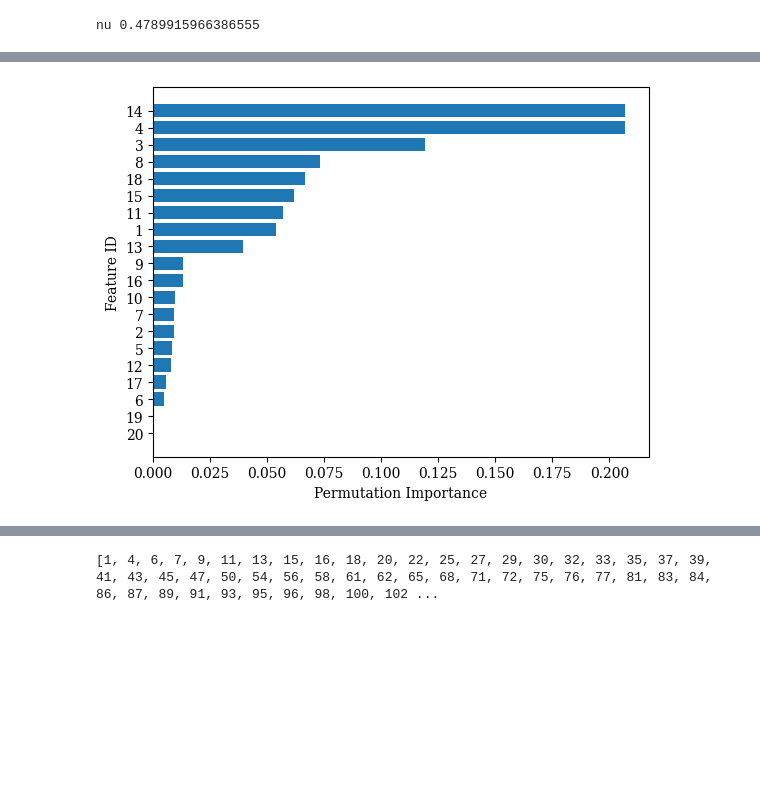
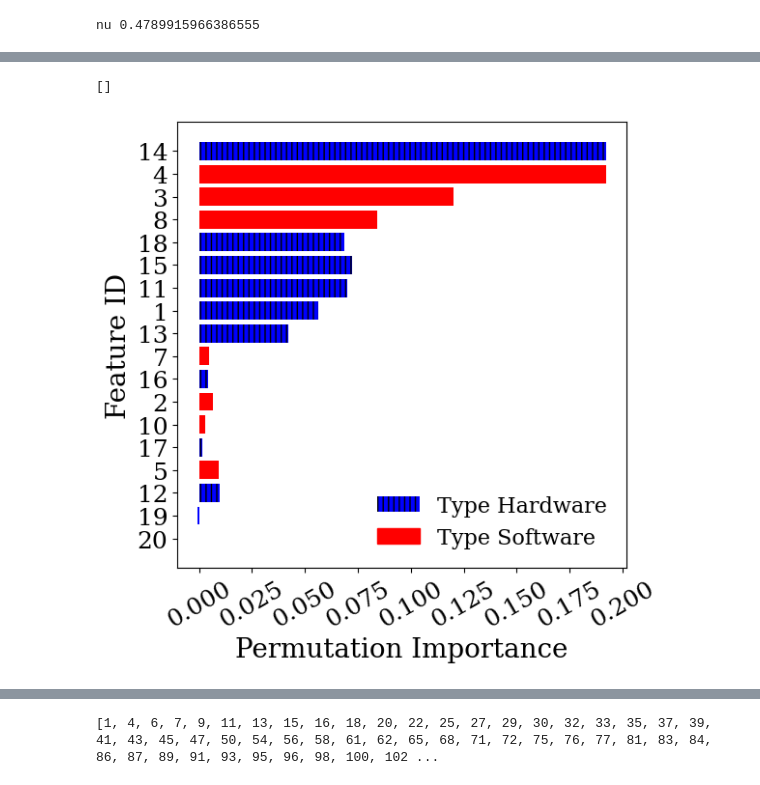
Before and after one commit to andreluizsp/rogueap, a Jupyter notebook: Rogue_OCCS_SVM.ipynb, the cells around one changed output, grey strips where cells are left out. Cells and saved outputs as stored; diff of their text form; code cells hidden in the pictures; blank space fills up the shorter version.

```diff
--- a/Rogue_OCCS_SVM.ipynb
+++ b/Rogue_OCCS_SVM.ipynb
@@ -122,18 +122,52 @@ area under curve (auc):  0.9312049026391224
-# %%
-# Ganho de informação SVM with RBF
-%matplotlib inline
-perm_importance = permutation_importance(model_SVM, train_data, train_target)
-feature_names = relevant_features = ['1', '2', '3','4', '5', '6','7', '8', '9', '10', '11', '12', '13','14', '15','16', '17','18', '19','20']
-features = np.array(feature_names)
-
-sorted_idx = perm_importance.importances_mean.argsort()
-plt.barh(features[sorted_idx], perm_importance.importances_mean[sorted_idx])
-plt.xlabel("Permutation Importance")
-plt.ylabel("Feature ID")
-plt.rcParams['font.family'] = 'serif'
-plt.rcParams['font.serif'] = ['Times New Roman'] + plt.rcParams['font.serif']
-# %% [output]
-[figure, removed]
+# %%
+# Ganho de informação SVM with RBF
+%matplotlib inline
+perm_importance = permutation_importance(model_SVM, train_data, train_target)
+
+features = ['Dot11EltCountry', 'RSNVersion', 'rates',
+       'CapabilitiesMin_MPDCU_Start_Spacing', 'Max_A_MSDU', 'Supported_Channel_Width', 'LDPC_Coding_Capability', 'Receive_NDP', 'entropy',
+       'DSSS_CCK','Rx_STBC', 'Tx_STBC', 'Short_GI_40Mhz', 'Short_GI_20Mhz', 'SM_Power_Save', 'TX_MCS_Set_Defined', 'RX_MSC_Bitmask', 'Compressed_Steering_n_Beamformer_Antennas_Supported', 'Min_MPDCU_Start_Spacing', 'Max_A_MPDU_Length_Exponent']
+
+feature_names = features = ['1', '2', '3','4', '5', '6','7', '8', '9', '10', '11', '12', '13','14', '15','16', '17','18', '19','20']
+features = np.array(feature_names)
+sorted_idx = perm_importance.importances_mean.argsort()
+plt.figure(figsize=(6,6), dpi=100)
+#plt.barh(features[sorted_idx], perm_importance.importances_mean[sorted_idx])
+plt.barh(features[19], perm_importance.importances_mean[19],color = 'blue', hatch='|||')
+plt.barh(features[18], perm_importance.importances_mean[18],color = 'blue', hatch='|||')
+plt.barh(features[11], perm_importance.importances_mean[11],color = 'blue', hatch='|||')
+plt.barh(features[4], perm_importance.importances_mean[4],color = 'red')
+plt.barh(features[16], perm_importance.importances_mean[16],color = 'blue', hatch='|||')
+plt.barh(features[9], perm_importance.importances_mean[9],color = 'red')
+plt.barh(features[1], perm_importance.importances_mean[1],color = 'red')
+plt.barh(features[15], perm_importance.importances_mean[15],color = 'blue', hatch='|||')
+plt.barh(features[6], perm_importance.importances_mean[6],color = 'red')
+plt.barh(features[12], perm_importance.importances_mean[12],color = 'blue', hatch='|||')
+plt.barh(features[0], perm_importance.importances_mean[0],color = 'blue', hatch='|||')
+plt.barh(features[10], perm_importance.importances_mean[10],color = 'blue', hatch='|||')
+plt.barh(features[14], perm_importance.importances_mean[14],color = 'blue', hatch='|||')
+plt.barh(features[17], perm_importance.importances_mean[17],color = 'blue', hatch='|||')
+plt.barh(features[7], perm_importance.importances_mean[7],color = 'red')
+plt.barh(features[2], perm_importance.importances_mean[2],color = 'red')
+plt.barh(features[3], perm_importance.importances_mean[3],color = 'red')
+plt.barh(features[13], perm_importance.importances_mean[13],color = 'blue', hatch='|||')
+plt.legend(['Type Hardware','Type Software'],loc="lower right", fontsize=16,frameon=False)
+plt.xlabel("Permutation Importance", size=20)
+plt.ylabel("Feature ID", size=20)
+ax = plt.gca()
+leg = ax.get_legend()
+#leg.legendHandles[0].set_color('blue')
+leg.legendHandles[0].set_hatch('|||')
+leg.legendHandles[1].set_color('red')
+plt.rcParams['font.family'] = 'serif'
+plt.rcParams['font.serif'] = ['Times New Roman'] + plt.rcParams['font.serif']
+plt.yticks(size=18)
+plt.xticks(size=18,rotation = 30)
+plt.savefig("GAININFORMATION.pdf", format="pdf", bbox_inches="tight",)
+plt.plot(style=['o', 'rx'])
+# %% [output]
+[]
+[figure, added]
 # %%
 # Confuion Matrix SVM
 MatrizConfusao2 = confusion_matrix(targs_SVM,preds_SVM)
```
Also changed, not shown: parts of 14 cells of this notebook.
